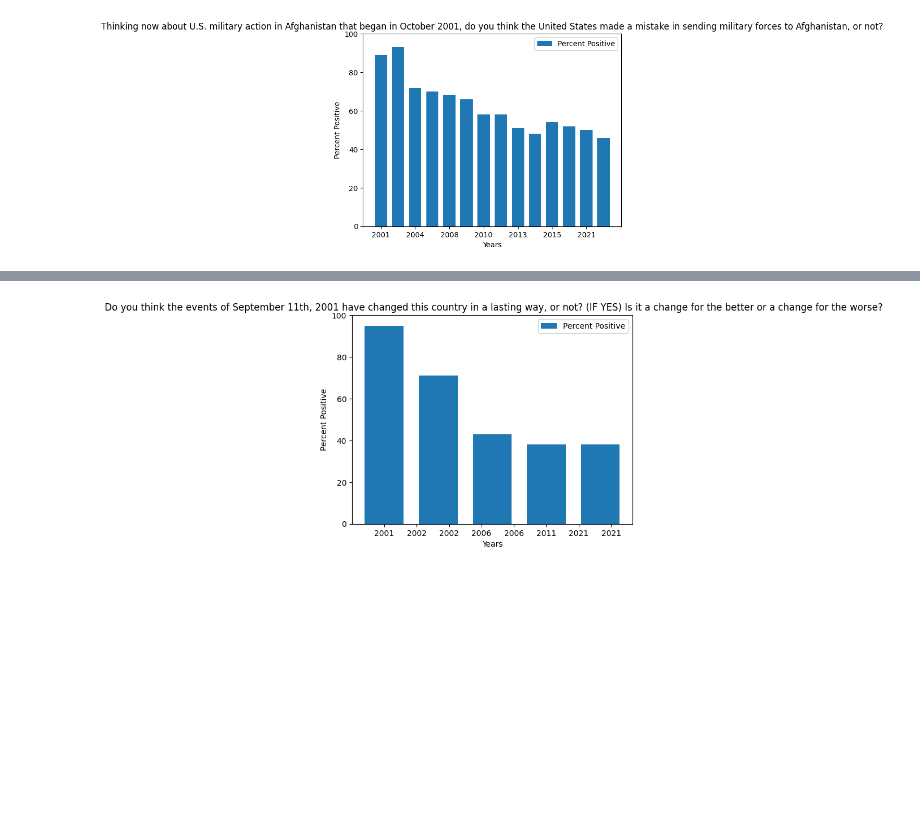
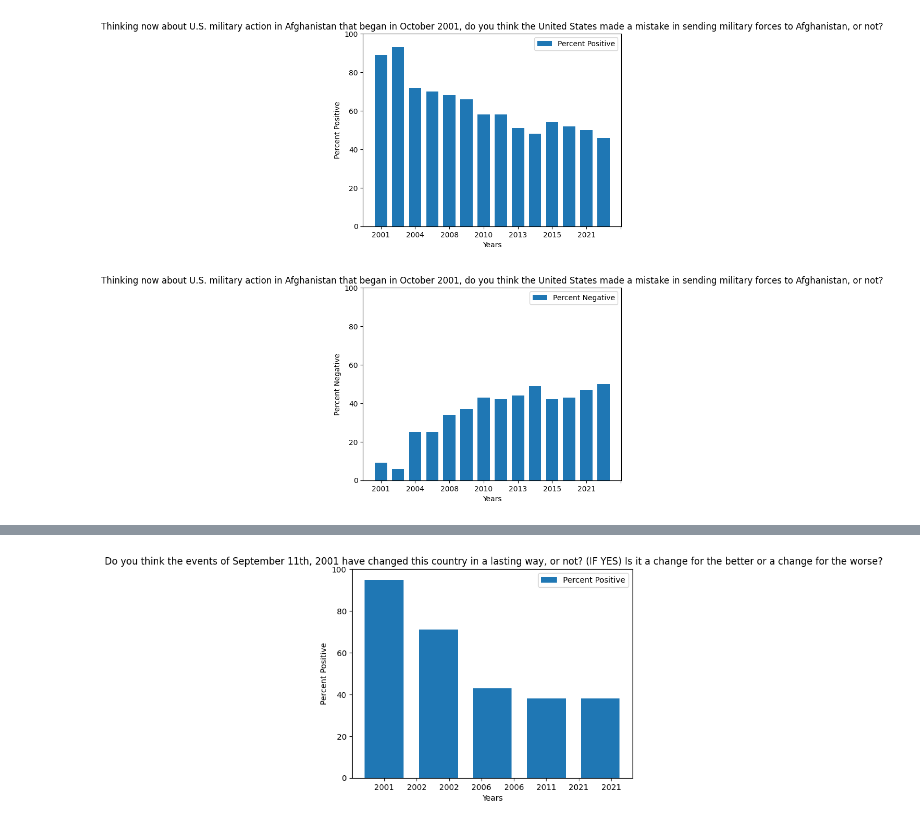
Before and after one commit to pixelatinate/attitudes-towards-terror, a Jupyter notebook: analysis.ipynb, the cells around one changed output, grey strips where cells are left out. Saved outputs shown, nothing was run; the diff lists cells and outputs as text; code cells hidden in the pictures; blank space fills up the shorter version.

Commit message:
Edited analysis and datasets

```diff
--- a/analysis.ipynb
+++ b/analysis.ipynb
@@ -22,3 +22,27 @@ plt.legend()
 plt.show()
 # %% [output]
 [figure]
+# %%
+import matplotlib.pyplot as plt
+from matplotlib.ticker import MaxNLocator
+import csv
+
+x = []
+y = []
+
+with open('GallupTerrorismDataset.csv','r') as csvfile:
+    plots = csv.reader(csvfile, delimiter = ',')
+    for row in plots:
+        x.append(row[0])
+        y.append(int(row[1]))
+
+plt.bar(x, y, width = 0.72, label = "Percent Negative")
+plt.xlabel('Years')
+plt.ylabel('Percent Negative')
+plt.title('Thinking now about U.S. military action in Afghanistan that began in October 2001, do you think the United States made a mistake in sending military forces to Afghanistan, or not?')
+plt.ylim(0,100)
+plt.gca().xaxis.set_major_locator(MaxNLocator(prune='lower'))
+plt.legend()
+plt.show()
+# %% [output]
+[figure, added]
```
Also changed, not shown: parts of 3 cells of this notebook, 1 other file.
